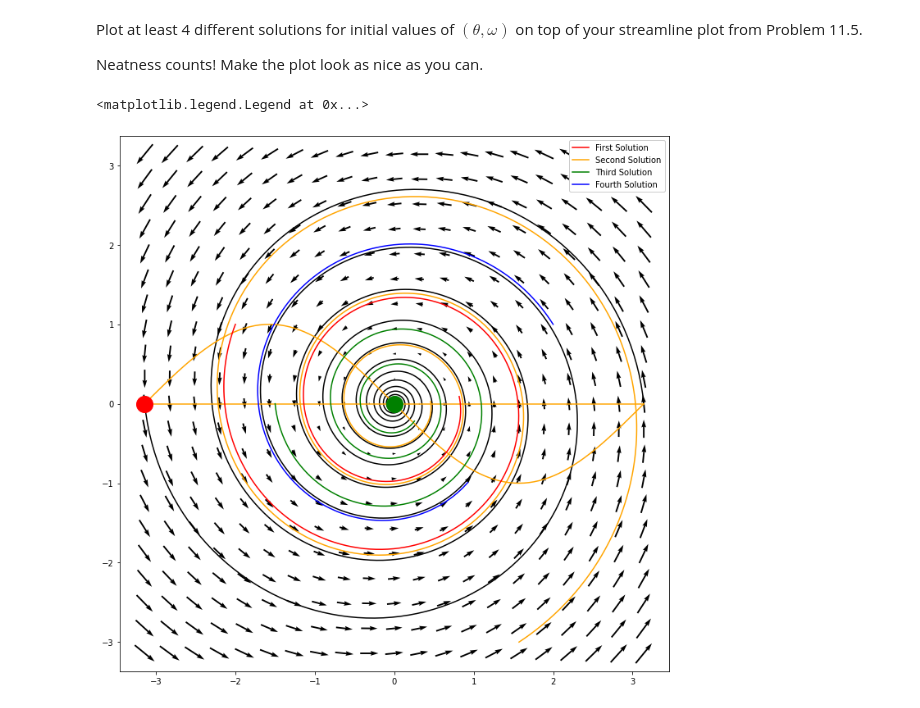
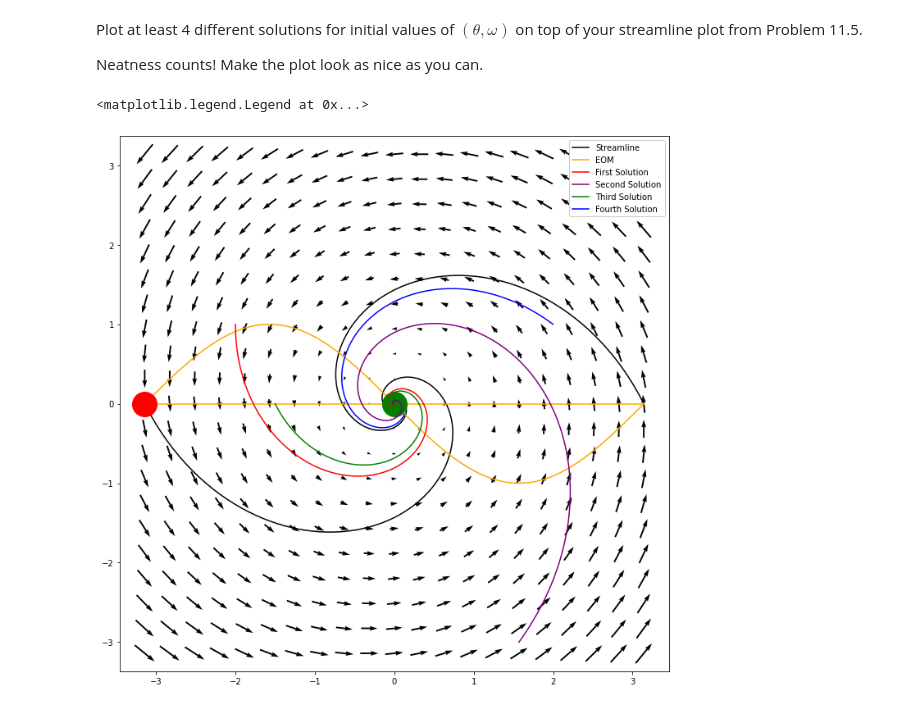
Before and after one commit to NicoBaldovino22/biophysics, a Jupyter notebook: week-08/problem-11.6.ipynb, the cells around one changed output. Drawn from its saved outputs; the diff is of its cells as text; code cells hidden in the pictures.

```diff
--- a/week-08/problem-11.6.ipynb
+++ b/week-08/problem-11.6.ipynb
@@ -24,8 +24,8 @@ plt.quiver(X,Y,U,V, pivot='mid') # pivot makes sure that the vector field aligns
 # Creating the stream line funtion that would be generated by the swinging pendulum
 def F(y,t):
     dy = [0,0]
-    dy[0] = -y[1] - 0.1 * y[0]
-    dy[1] = y[0] - 0.1 * y[1]
+    dy[0] = -y[1] - 0.5 * y[0]
+    dy[1] = y[0] - 0.5 * y[1]
     return dy
 
 # Total elapsed time array
@@ -42,7 +42,7 @@ plt.axis('equal')
 y0 = [np.pi,0]
 y = odeint(F, y0, T)
 
-plt.plot(y[:,0],y[:,1],color='black')
+plt.plot(y[:,0],y[:,1],color='black',label='Streamline')
 plt.axis('equal')
 
 # Implementing the equation of motion using the illistrative parameter values g/L = 1 and xi/m = 1/3
@@ -50,47 +50,47 @@ m = 3
 g = 1
 xi= 1
 L = 1
-o = 0
+omega = 0
 
 theta = np.linspace(-np.pi,np.pi,101)
 y = np.linspace(0, 40, 101)
-X,Y= np.meshgrid(theta,y)
+X,Y = np.meshgrid(theta,y)
 
 # Equation of Motion
-o_time = -((m*g*np.sin(theta)) + (xi*L*o))/ (m*L)
-plt.plot(theta,o_time, color='orange')
+omega_time = -((m*g*np.sin(theta)) + (xi*L*omega))/ (m*L)
+plt.plot(theta,omega_time, color='orange')
 plt.axis('equal')
 
-plt.plot([-np.pi,np.pi],[0,0],color='orange')
+plt.plot([-np.pi,np.pi],[0,0],color='orange',label='EOM')
 
-plt.plot(0,0,'og', ms=20)
-plt.plot(-np.pi, 0, 'or', ms=20)
+plt.plot(0,0,'og', ms=30)
+plt.plot(-np.pi, 0, 'or', ms=30)
 
 # First Solution
 y0 = [-2,1]
 y = odeint(F, y0, np.linspace(0,10,1001))
 plt.plot(y[:,0],y[:,1],color='red',label='First Solution')
 plt.axis('equal')
 
 # Second Solution
 y0 = [np.pi/2,-3]
 y = odeint(F, y0, np.linspace(0,20,1001))
-plt.plot(y[:,0],y[:,1],color='orange',label='Second Solution')
+plt.plot(y[:,0],y[:,1],color='purple',label='Second Solution')
 plt.axis('equal')
 
 # Third Solution
 y0 = [-1.5,0]
 y = odeint(F, y0, np.linspace(0,15,1001))
 plt.plot(y[:,0],y[:,1],color='green',label='Third Solution')
 plt.axis('equal')
 
 # Fourth Solution
 y0 = [2,1]
 y = odeint(F, y0, np.linspace(0,5,1001))
 plt.plot(y[:,0],y[:,1],color='blue',label='Fourth Solution')
 plt.axis('equal')
 
 plt.legend(loc='upper right',framealpha=1.0)
 # %% [output]
 <matplotlib.legend.Legend at 0x...>
-[figure, old version]
+[figure, new version]
```
Also changed, not shown: 3 other files.
